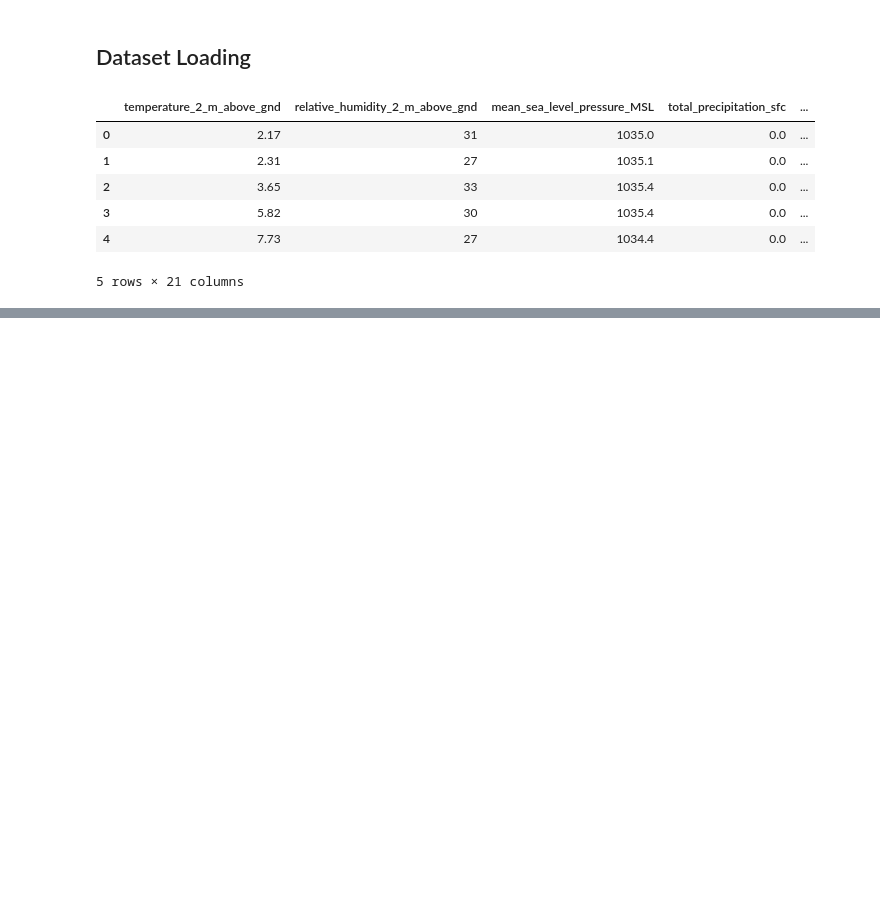
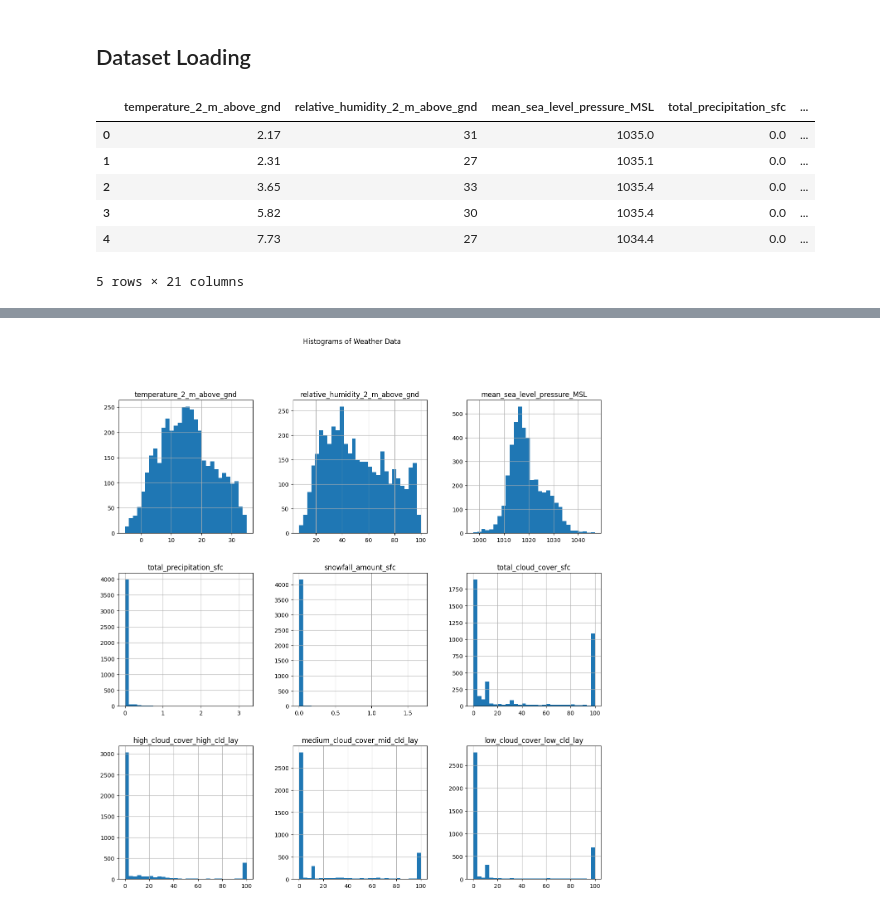
Before and after one commit to Jay0073/Solar-Power-Prediction, a Jupyter notebook: Dataset_analysis.ipynb, the cells around one changed output, grey strips where cells are left out. Saved outputs shown, nothing was run; the diff lists cells and outputs as text; code cells hidden in the pictures; blank space fills up the shorter version.

```diff
--- a/Dataset_analysis.ipynb
+++ b/Dataset_analysis.ipynb
@@ -29,0 +107,6 @@ df.head()
+# %%
+df[df.columns[:9]].hist(figsize=(15, 15), bins=30)
+plt.suptitle('Histograms of Weather Data')
+plt.show()
+# %% [output]
+[figure, added]
```
Also changed, not shown: parts of 14 cells of this notebook, 1 other file.
